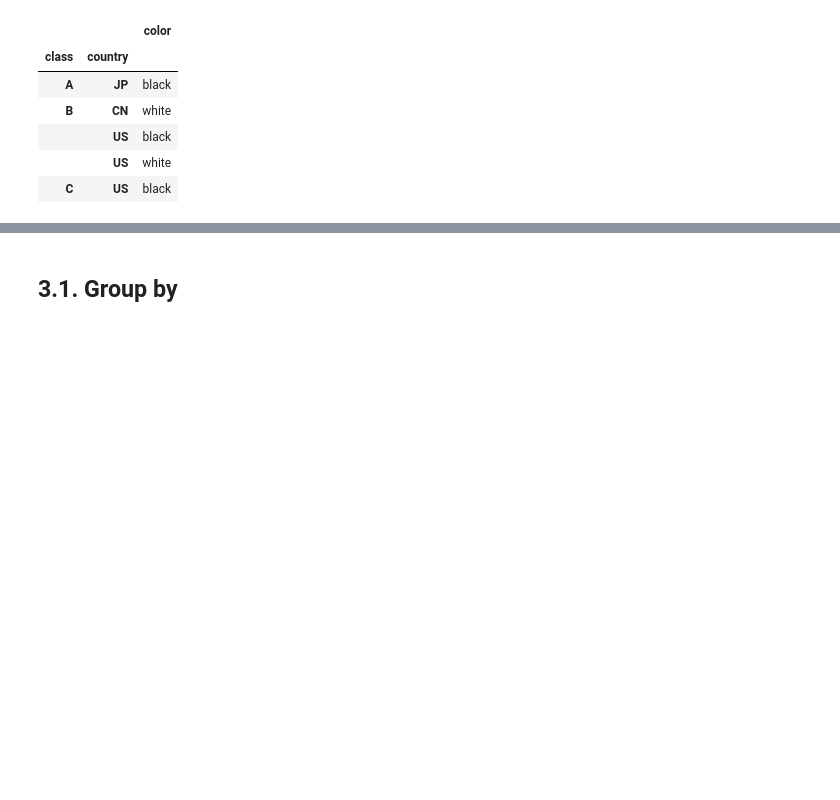
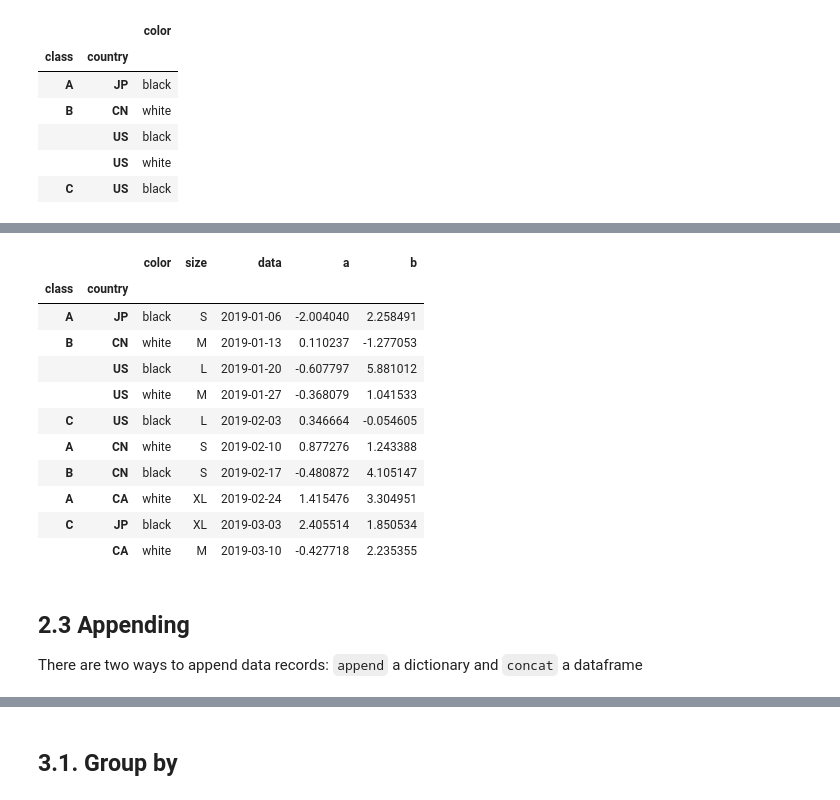
Before and after one commit to Jay4869/Data-Science, a Jupyter notebook: Python/Pandas Notes.ipynb, the cells around one changed output, grey strips where cells are left out. Cells and saved outputs as stored; diff of their text form; code cells hidden in the pictures; blank space fills up the shorter version.

```diff
--- a/Python/Pandas Notes.ipynb
+++ b/Python/Pandas Notes.ipynb
@@ -302,3 +291,22 @@ df[['color']].head()
+# %%
+df
+# %% [output]
+|  |  | color | size | data | a | b |
+| class | country |  |  |  |  |  |
+| A | JP | black | S | 2019-01-06 | -2.004040 | 2.258491 |
+| B | CN | white | M | 2019-01-13 | 0.110237 | -1.277053 |
+|  | US | black | L | 2019-01-20 | -0.607797 | 5.881012 |
+|  | US | white | M | 2019-01-27 | -0.368079 | 1.041533 |
+| C | US | black | L | 2019-02-03 | 0.346664 | -0.054605 |
+| A | CN | white | S | 2019-02-10 | 0.877276 | 1.243388 |
+| B | CN | black | S | 2019-02-17 | -0.480872 | 4.105147 |
+| A | CA | white | XL | 2019-02-24 | 1.415476 | 3.304951 |
+| C | JP | black | XL | 2019-03-03 | 2.405514 | 1.850534 |
+|  | CA | white | M | 2019-03-10 | -0.427718 | 2.235355 |
+# %% [markdown]
+## 2.3 Appending
+
+There are two ways to append data records: `append` a dictionary and `concat` a dataframe
 # %%
 df2 = pd.DataFrame(data)
 df2.append({'color': 'green', 'size': 'XS', 'data': '2019-02-01 00:00:00', 'a': 1, 'b': -3}, ignore_index=True)
```
Also changed, not shown: parts of 13 cells of this notebook.
